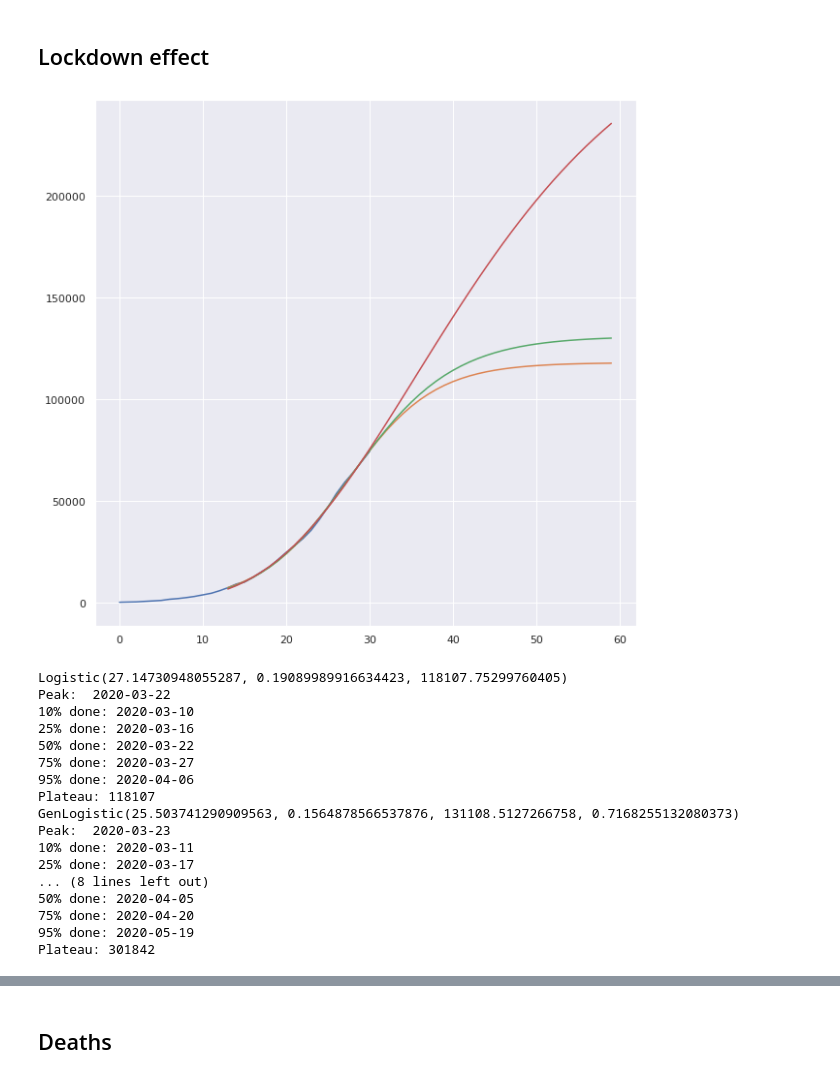
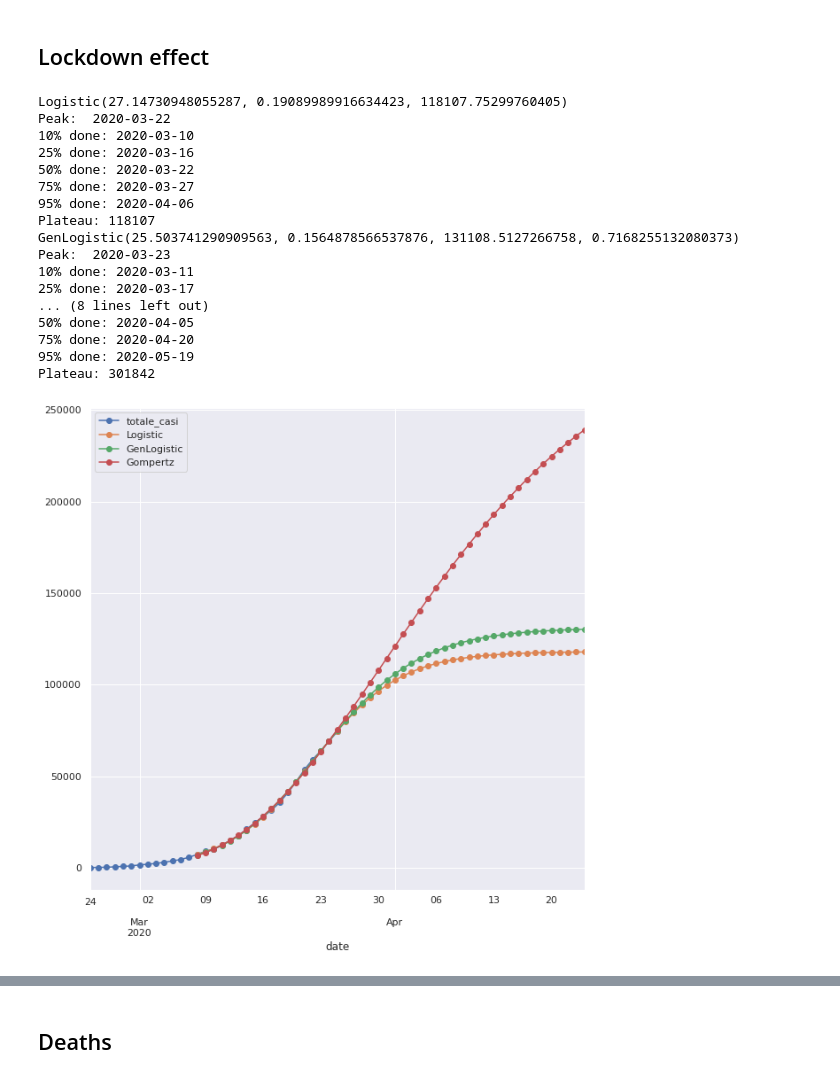
Before and after one commit to GuidoBallabio/COVID-19, a Jupyter notebook: National Trend.ipynb, the cells around one changed output, grey strips where cells are left out. Drawn from its saved outputs; the diff is of its cells as text; code cells hidden in the pictures.

```diff
--- a/National Trend.ipynb
+++ b/National Trend.ipynb
@@ -75,32 +75,27 @@ l_x_cont = np.arange(displacement, x.max()+30)
 l_logistic = fitters.Logistic.fit(l_x, l_y, p0=[10, 2, 50000], bounds=([0, 0.1, 50000],[100, 30, np.inf]))
 l_gen_logistic = fitters.GenLogistic.fit(x, y, p0=[10, 2, 5000, 1], bounds=([-np.inf, 0.01, 1000, 0], [100, 30, np.inf, 5]), jac='cs', max_nfev=10000)
 l_gompertz = fitters.Gompertz.fit(l_x, l_y, p0=[10, 2, 10000], bounds=([1, 0.001, 5000],[np.inf, 5, np.inf]), jac='cs')
-# %%
-sns.lineplot(x, y)
-sns.lineplot(l_x_cont, l_logistic.compute(l_x_cont))
-sns.lineplot(l_x_cont, l_gen_logistic.compute(l_x_cont))
-sns.lineplot(l_x_cont, l_gompertz.compute(l_x_cont));
-# %% [output]
-[figure, removed]
-# %%
-utils.summary_of_model(l_logistic, df)
-utils.summary_of_model(l_gen_logistic, df)
-utils.summary_of_model(l_gompertz, df)
-# %% [output]
-Logistic(27.14730948055287, 0.19089989916634423, 118107.75299760405)
-Peak:  2020-03-22
-10% done: 2020-03-10
-25% done: 2020-03-16
-50% done: 2020-03-22
-75% done: 2020-03-27
-95% done: 2020-04-06
-Plateau: 118107
-GenLogistic(25.503741290909563, 0.1564878566537876, 131108.5127266758, 0.7168255132080373)
-Peak:  2020-03-23
-10% done: 2020-03-11
-25% done: 2020-03-17
-... (8 lines left out)
-50% done: 2020-04-05
-75% done: 2020-04-20
-95% done: 2020-05-19
-Plateau: 301842
+# %%
+models = [l_logistic, l_gen_logistic, l_gompertz]
+mod_df = utils.collect_models(models, df, "totale_casi", 30, since=displacement)
+utils.summaries(models, df)
+mod_df.plot(marker='o'); mod_df.plot(logy=True, marker='o');
+# %% [output]
+Logistic(27.14730948055287, 0.19089989916634423, 118107.75299760405)
+Peak:  2020-03-22
+10% done: 2020-03-10
+25% done: 2020-03-16
+50% done: 2020-03-22
+75% done: 2020-03-27
+95% done: 2020-04-06
+Plateau: 118107
+GenLogistic(25.503741290909563, 0.1564878566537876, 131108.5127266758, 0.7168255132080373)
+Peak:  2020-03-23
+10% done: 2020-03-11
+25% done: 2020-03-17
+... (8 lines left out)
+50% done: 2020-04-05
+75% done: 2020-04-20
+95% done: 2020-05-19
+Plateau: 301842
+[figure, added]
```
Also changed, not shown: parts of 5 cells of this notebook, 1 other file.
